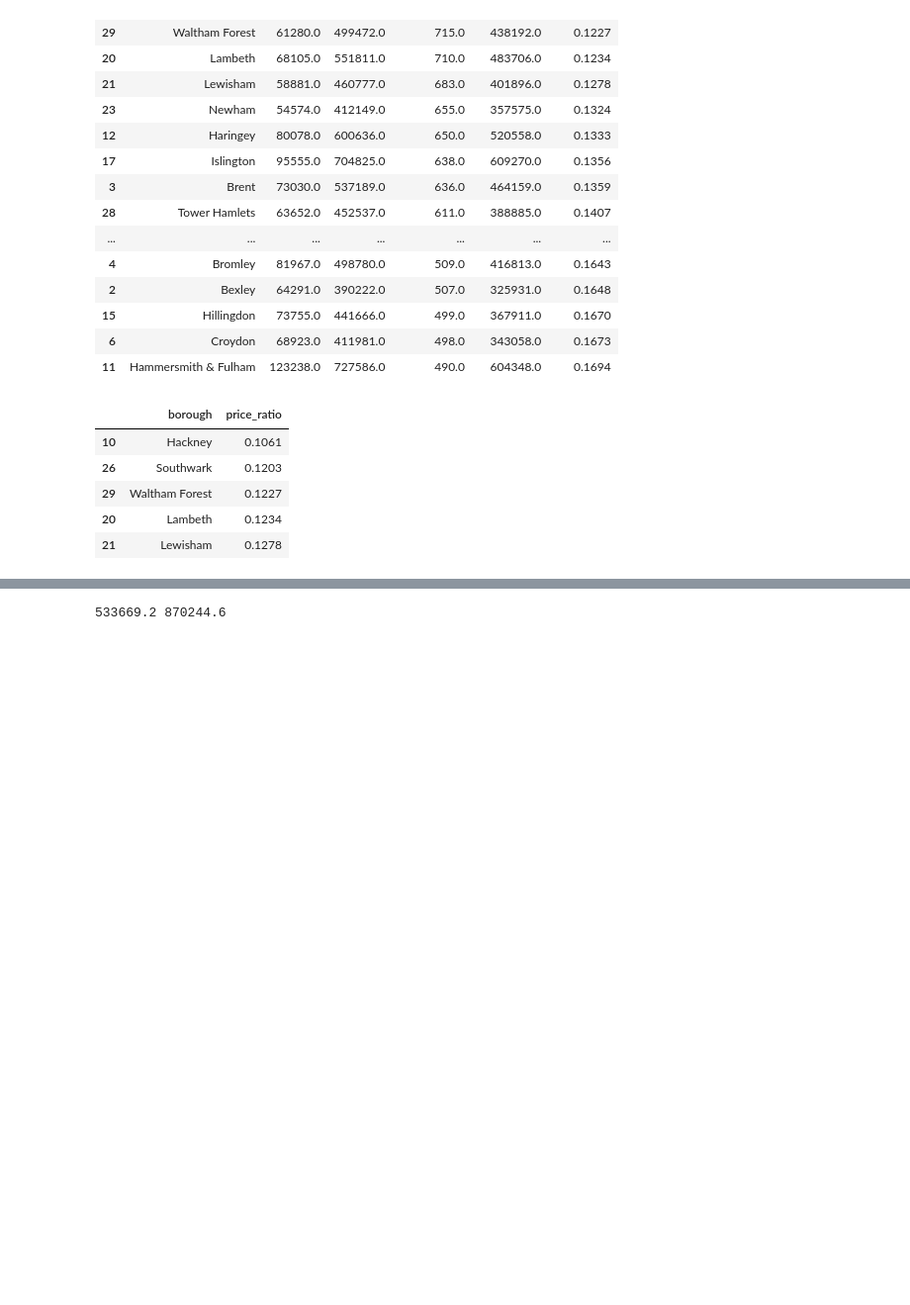
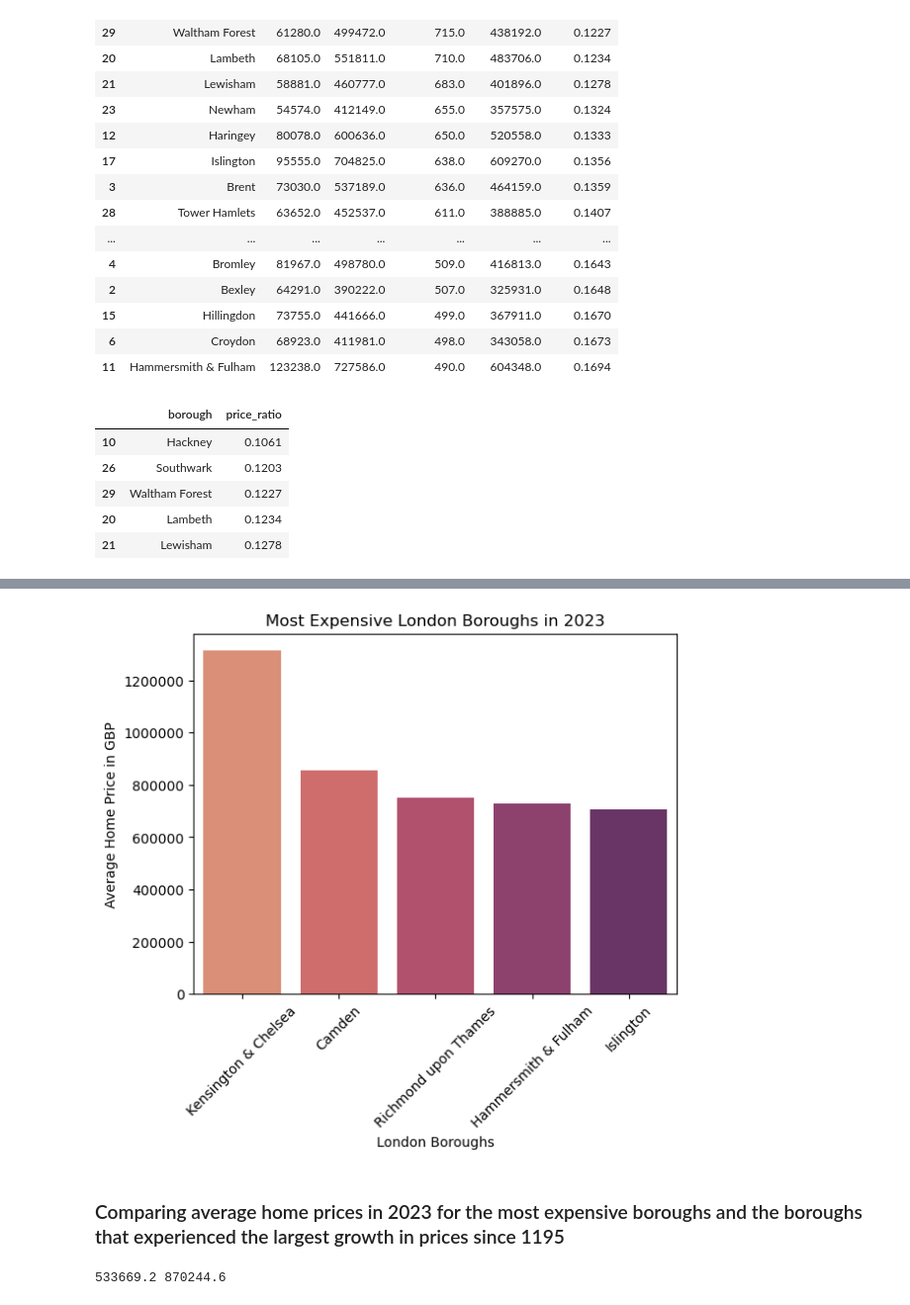
Before and after one commit to dezertdweller/springboard-data-science-projects, a Jupyter notebook: london-housing-analysis.ipynb, the cells around one changed output, grey strips where cells are left out. Shown at 99% size. Saved outputs shown, nothing was run; the diff lists cells and outputs as text; code cells hidden in the pictures; blank space fills up the shorter version.

Commit message:
Added CV analyis and visualization.

```diff
--- a/london-housing-analysis.ipynb
+++ b/london-housing-analysis.ipynb
@@ -679 +695,15 @@ top_5_price['borough'].to_list()
+# %%
+# plot the average prices for the top 5 boroughs
+ax = sns.barplot(data=top_5_price, x='borough', y=2023, palette='flare')
+
+# format plot
+ax.set_title('Most Expensive London Boroughs in 2023')
+ax.set_ylabel('Average Home Price in GBP')
+ax.set_xlabel('London Boroughs')
+ax.tick_params(axis='x', labelrotation=45)
+ax.ticklabel_format(style='plain', axis='y')
+# %% [output]
+[figure, added]
+# %% [markdown]
+### Comparing average home prices in 2023 for the most expensive boroughs and the boroughs that experienced the largest growth in prices since 1195
 # %%
```
Also changed, not shown: parts of 12 cells of this notebook.
